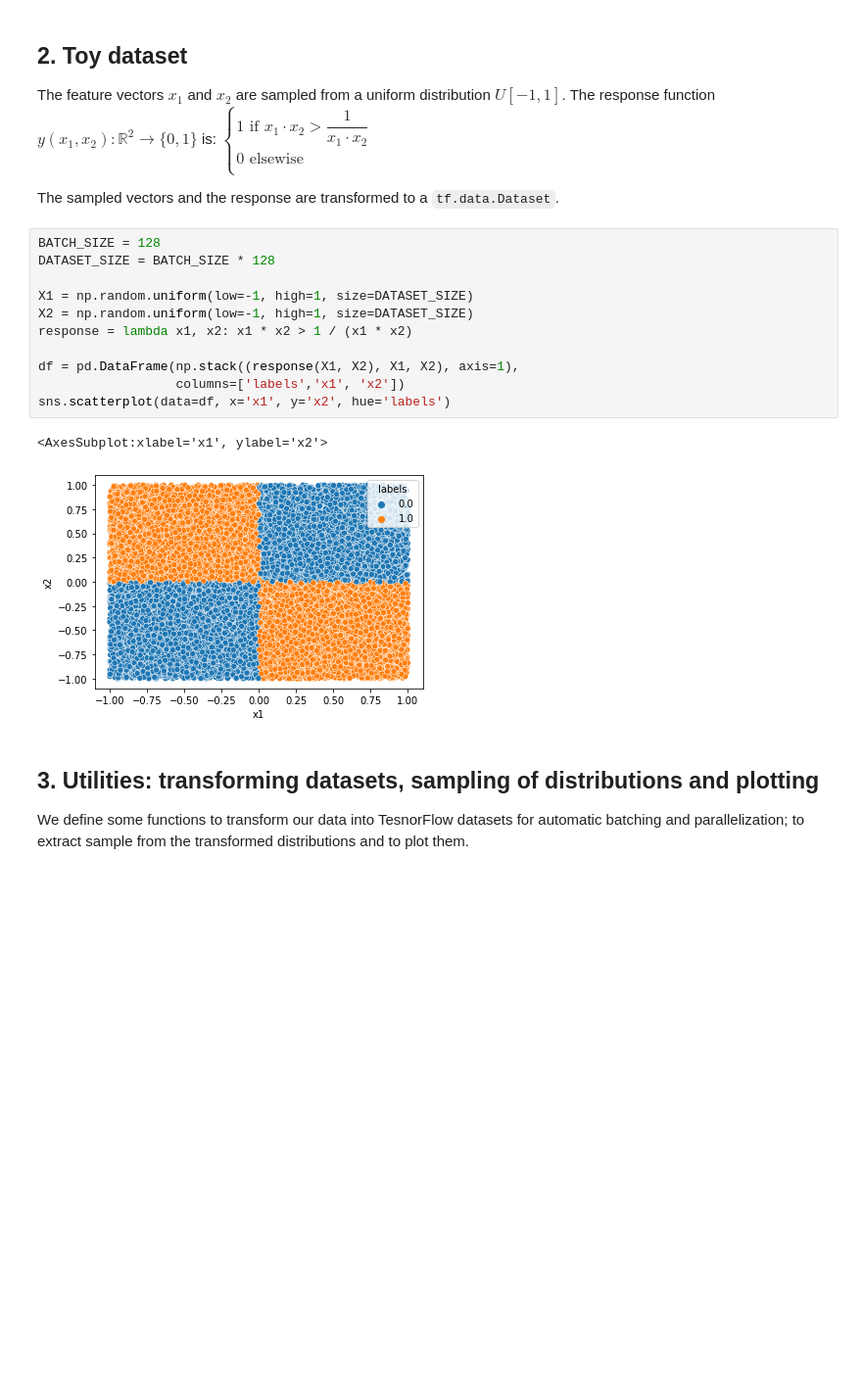
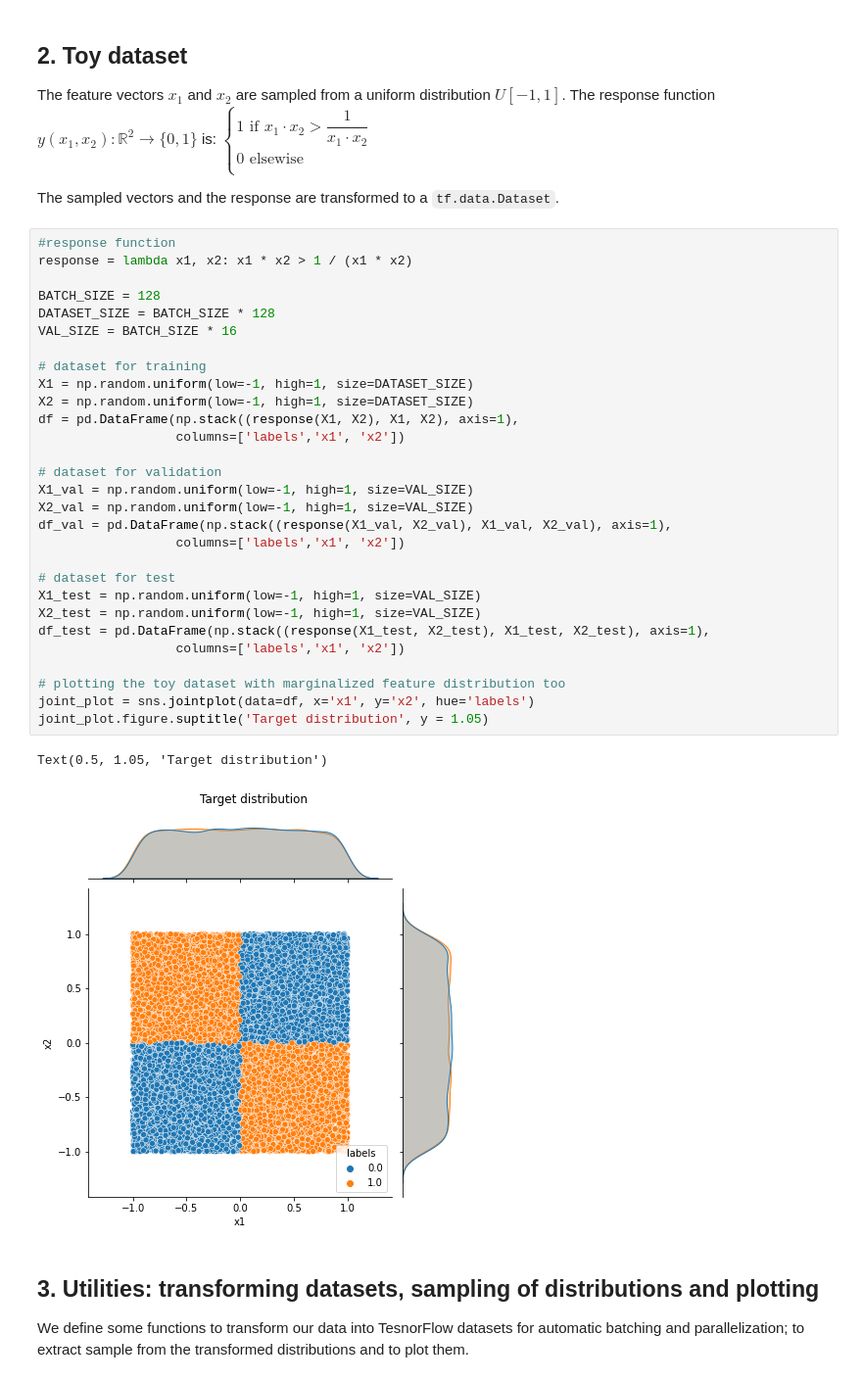
Before and after one commit to MarcoRiggirello/diglm, a Jupyter notebook: docs/source/notebooks/diglm_nb.ipynb, the cells around one changed output. Shown at 98% size. Cells and saved outputs as stored; diff of their text form; blank space fills up the shorter version.

```diff
--- a/docs/source/notebooks/diglm_nb.ipynb
+++ b/docs/source/notebooks/diglm_nb.ipynb
@@ -65,20 +71,38 @@ $
 $
 
 The sampled vectors and the response are transformed to a `tf.data.Dataset`.
-# %%
-BATCH_SIZE = 128
-DATASET_SIZE = BATCH_SIZE * 128
-
-X1 = np.random.uniform(low=-1, high=1, size=DATASET_SIZE)
-X2 = np.random.uniform(low=-1, high=1, size=DATASET_SIZE)
-response = lambda x1, x2: x1 * x2 > 1 / (x1 * x2)
-
-df = pd.DataFrame(np.stack((response(X1, X2), X1, X2), axis=1),
-                  columns=['labels','x1', 'x2'])
-sns.scatterplot(data=df, x='x1', y='x2', hue='labels')
-# %% [output]
-<AxesSubplot:xlabel='x1', ylabel='x2'>
-[figure, removed]
+# %%
+#response function
+response = lambda x1, x2: x1 * x2 > 1 / (x1 * x2)
+
+BATCH_SIZE = 128
+DATASET_SIZE = BATCH_SIZE * 128
+VAL_SIZE = BATCH_SIZE * 16
+
+# dataset for training
+X1 = np.random.uniform(low=-1, high=1, size=DATASET_SIZE)
+X2 = np.random.uniform(low=-1, high=1, size=DATASET_SIZE)
+df = pd.DataFrame(np.stack((response(X1, X2), X1, X2), axis=1),
+                  columns=['labels','x1', 'x2'])
+
+# dataset for validation
+X1_val = np.random.uniform(low=-1, high=1, size=VAL_SIZE)
+X2_val = np.random.uniform(low=-1, high=1, size=VAL_SIZE)
+df_val = pd.DataFrame(np.stack((response(X1_val, X2_val), X1_val, X2_val), axis=1),
+                  columns=['labels','x1', 'x2'])
+
+# dataset for test
+X1_test = np.random.uniform(low=-1, high=1, size=VAL_SIZE)
+X2_test = np.random.uniform(low=-1, high=1, size=VAL_SIZE)
+df_test = pd.DataFrame(np.stack((response(X1_test, X2_test), X1_test, X2_test), axis=1),
+                  columns=['labels','x1', 'x2'])
+
+# plotting the toy dataset with marginalized feature distribution too
+joint_plot = sns.jointplot(data=df, x='x1', y='x2', hue='labels')
+joint_plot.figure.suptitle('Target distribution', y = 1.05)
+# %% [output]
+Text(0.5, 1.05, 'Target distribution')
+[figure, added]
 # %% [markdown]
 ## 3. Utilities: transforming datasets, sampling of distributions and plotting
 
```
Also changed, not shown: parts of 10 cells of this notebook, 2 other files.
